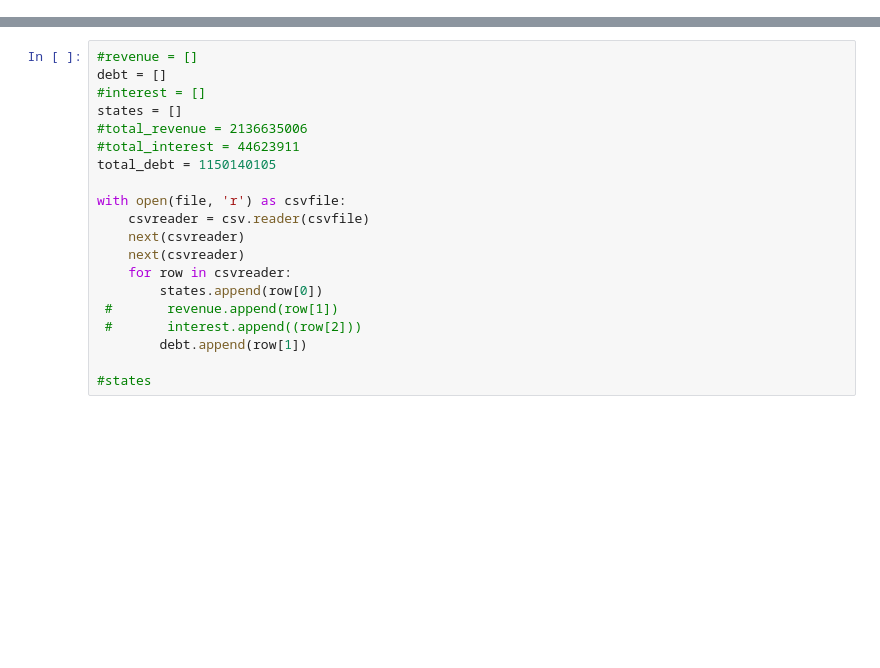
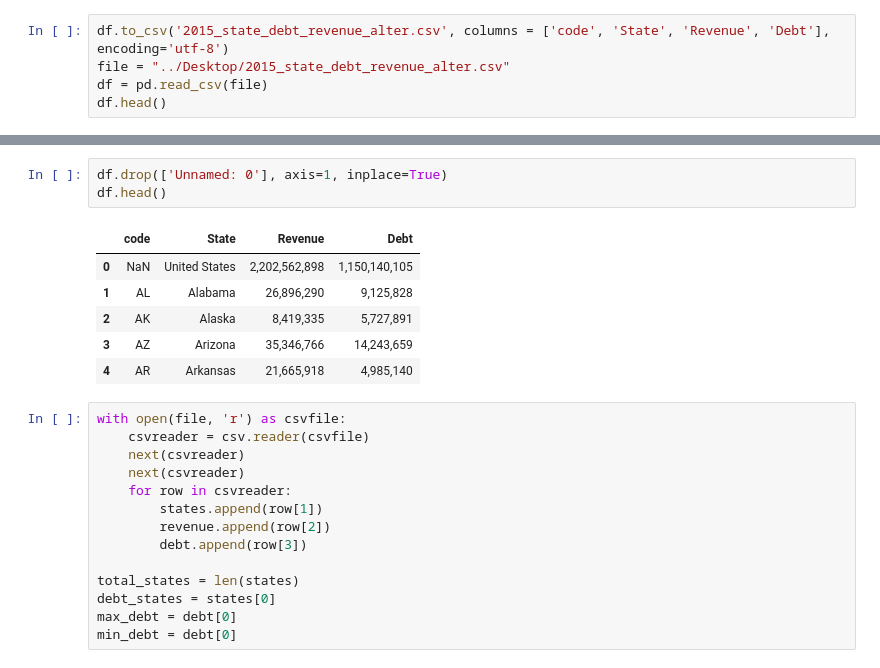
Before and after one commit to drbeaman/project1_group_e, a Jupyter notebook: Resources/employment/ACS_15_5YR_S2301/Debt/Debt_Variable.ipynb, the cells around one changed output, grey strips where cells are left out. Drawn from its saved outputs; the diff is of its cells as text; blank space fills up the shorter version.

```diff
--- a/Resources/employment/ACS_15_5YR_S2301/Debt/Debt_Variable.ipynb
+++ b/Resources/employment/ACS_15_5YR_S2301/Debt/Debt_Variable.ipynb
@@ -47,0 +90,5 @@ data.head()
+# %%
+df.to_csv('2015_state_debt_revenue_alter.csv', columns = ['code', 'State', 'Revenue', 'Debt'], encoding='utf-8')
+file = "../Desktop/2015_state_debt_revenue_alter.csv"
+df = pd.read_csv(file)
+df.head()
@@ -48,20 +102,24 @@ data.head()
+# %%
+df.drop(['Unnamed: 0'], axis=1, inplace=True)
+df.head()
+# %% [output]
+|  | code | State | Revenue | Debt |
+| 0 | NaN | United States | 2,202,562,898 | 1,150,140,105 |
+| 1 | AL | Alabama | 26,896,290 | 9,125,828 |
+| 2 | AK | Alaska | 8,419,335 | 5,727,891 |
+| 3 | AZ | Arizona | 35,346,766 | 14,243,659 |
+| 4 | AR | Arkansas | 21,665,918 | 4,985,140 |
 # %%
-#revenue = []
-debt = []
-#interest = []
-states = []
-#total_revenue = 2136635006
-#total_interest = 44623911
-total_debt = 1150140105
-
 with open(file, 'r') as csvfile:
     csvreader = csv.reader(csvfile)
     next(csvreader)
     next(csvreader)
     for row in csvreader:
-        states.append(row[0])
- #       revenue.append(row[1])
- #       interest.append((row[2]))
-        debt.append(row[1])
+        states.append(row[1])
+        revenue.append(row[2])
+        debt.append(row[3])
 
-#states
+total_states = len(states)
+debt_states = states[0]
+max_debt = debt[0]
+min_debt = debt[0]
```
Also changed, not shown: parts of 19 cells of this notebook.
